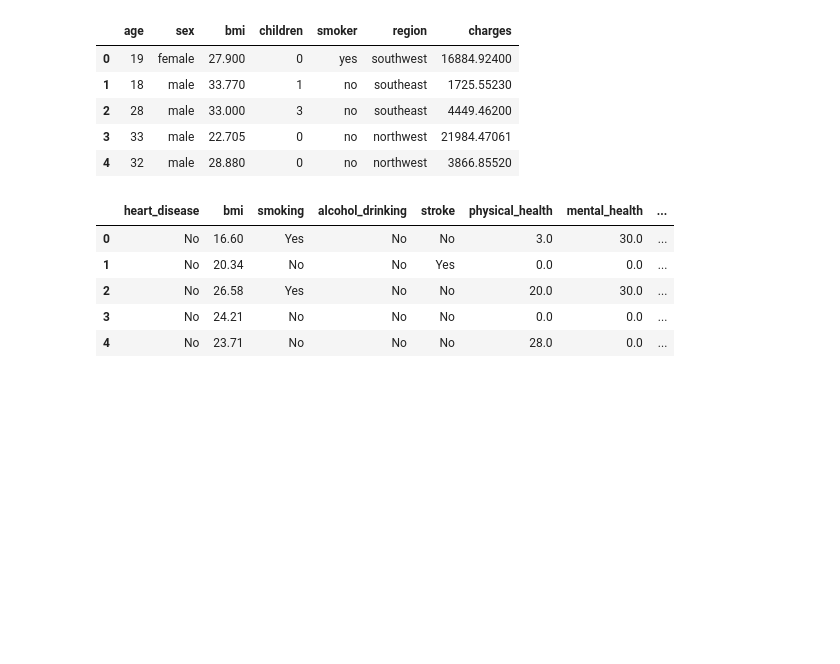
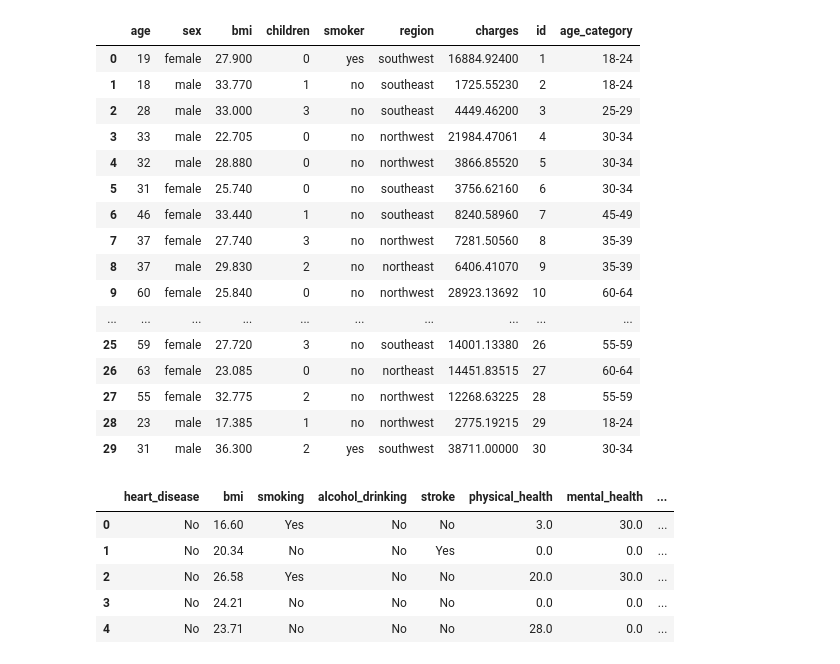
Before and after one commit to CFreeman04/Project_2, a Jupyter notebook: insurance.ipynb, the cells around one changed output. Drawn from its saved outputs; the diff is of its cells as text; code cells hidden in the pictures; blank space fills up the shorter version.

```diff
--- a/insurance.ipynb
+++ b/insurance.ipynb
@@ -3,18 +56,38 @@ import pandas as pd
 from sqlalchemy import create_engine, text
 import matplotlib.pyplot as plt
 import numpy as np
-# %%
-# Import CSV file into Dataframe
-insurance_csv = "Resources/insurance.csv"
-insurance_df = pd.read_csv(insurance_csv)
-insurance_df.head()
-# %% [output]
-|  | age | sex | bmi | children | smoker | region | charges |
-| 0 | 19 | female | 27.900 | 0 | yes | southwest | 16884.92400 |
-| 1 | 18 | male | 33.770 | 1 | no | southeast | 1725.55230 |
-| 2 | 28 | male | 33.000 | 3 | no | southeast | 4449.46200 |
-| 3 | 33 | male | 22.705 | 0 | no | northwest | 21984.47061 |
-| 4 | 32 | male | 28.880 | 0 | no | northwest | 3866.85520 |
+# %%
+# Import CSV file into Dataframe
+insurance_csv = "Resources/insurance.csv"
+insurance_df = pd.read_csv(insurance_csv)
+
+insurance_df['id'] = range(1, len(insurance_df) + 1)
+
+# Establish the bins.
+size_bins = [0, 17, 24, 29, 34, 39, 44, 49, 54, 59, 64, 69, 74, 79, 150]
+labels = ["< 18", "18-24", "25-29", "30-34", "35-39", "40-44", "45-49", "50-54", "55-59", "60-64", "65-69", "70-74", "75-79", "80 or older"]
+
+insurance_df["age_category"] = pd.cut(insurance_df["age"], bins=size_bins, labels=labels)
+
+insurance_df.head(30)
+# %% [output]
+|  | age | sex | bmi | children | smoker | region | charges | id | age_category |
+| 0 | 19 | female | 27.900 | 0 | yes | southwest | 16884.92400 | 1 | 18-24 |
+| 1 | 18 | male | 33.770 | 1 | no | southeast | 1725.55230 | 2 | 18-24 |
+| 2 | 28 | male | 33.000 | 3 | no | southeast | 4449.46200 | 3 | 25-29 |
+| 3 | 33 | male | 22.705 | 0 | no | northwest | 21984.47061 | 4 | 30-34 |
+| 4 | 32 | male | 28.880 | 0 | no | northwest | 3866.85520 | 5 | 30-34 |
+| 5 | 31 | female | 25.740 | 0 | no | southeast | 3756.62160 | 6 | 30-34 |
+| 6 | 46 | female | 33.440 | 1 | no | southeast | 8240.58960 | 7 | 45-49 |
+| 7 | 37 | female | 27.740 | 3 | no | northwest | 7281.50560 | 8 | 35-39 |
+| 8 | 37 | male | 29.830 | 2 | no | northeast | 6406.41070 | 9 | 35-39 |
+| 9 | 60 | female | 25.840 | 0 | no | northwest | 28923.13692 | 10 | 60-64 |
+| ... | ... | ... | ... | ... | ... | ... | ... | ... | ... |
+| 25 | 59 | female | 27.720 | 3 | no | southeast | 14001.13380 | 26 | 55-59 |
+| 26 | 63 | female | 23.085 | 0 | no | northeast | 14451.83515 | 27 | 60-64 |
+| 27 | 55 | female | 32.775 | 2 | no | northwest | 12268.63225 | 28 | 55-59 |
+| 28 | 23 | male | 17.385 | 1 | no | northwest | 2775.19215 | 29 | 18-24 |
+| 29 | 31 | male | 36.300 | 2 | yes | southwest | 38711.00000 | 30 | 30-34 |
 # %%
 # Import CSV file into DataFrame
 # Rename columns to prevent use of "" due to case sensitivity in SQL
```
Also changed, not shown: parts of 10 cells of this notebook, 3 other files.
